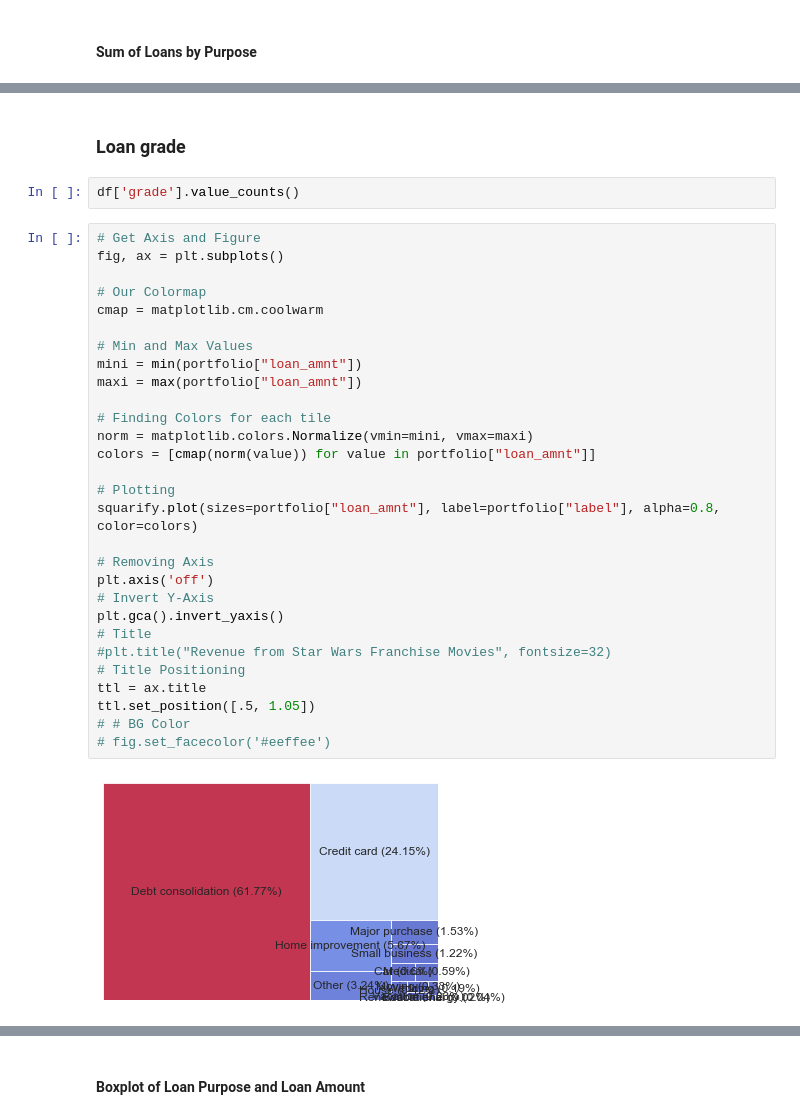
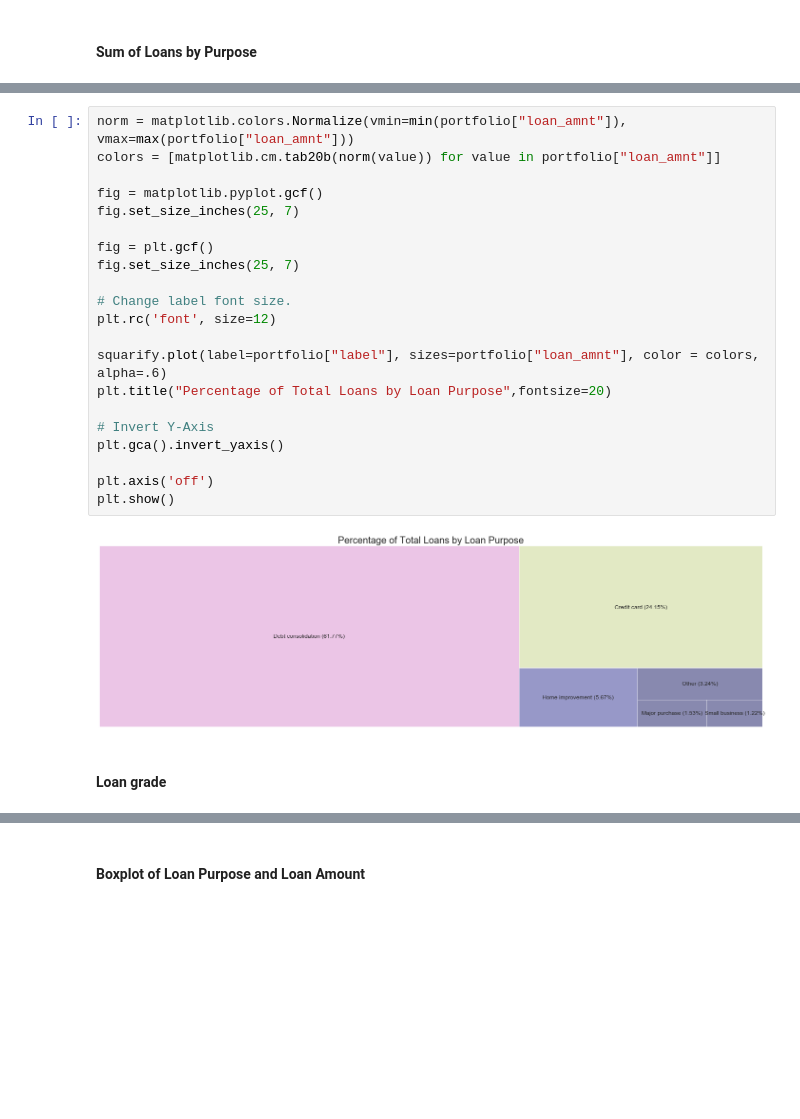
Before and after one commit to christinalchang/data-science-projects, a Jupyter notebook: LendingClubLoans/lending_club_loans.ipynb, the cells around one changed output, grey strips where cells are left out. Cells and saved outputs as stored; diff of their text form; blank space fills up the shorter version.

```diff
--- a/LendingClubLoans/lending_club_loans.ipynb
+++ b/LendingClubLoans/lending_club_loans.ipynb
@@ -139,35 +132,25 @@ portfolio.head()
+# %%
+norm = matplotlib.colors.Normalize(vmin=min(portfolio["loan_amnt"]), vmax=max(portfolio["loan_amnt"]))
+colors = [matplotlib.cm.tab20b(norm(value)) for value in portfolio["loan_amnt"]]
+
+fig = matplotlib.pyplot.gcf()
+fig.set_size_inches(25, 7)
+
+fig = plt.gcf()
+fig.set_size_inches(25, 7)
+
+# Change label font size.
+plt.rc('font', size=12)
+
+squarify.plot(label=portfolio["label"], sizes=portfolio["loan_amnt"], color = colors, alpha=.6)
+plt.title("Percentage of Total Loans by Loan Purpose",fontsize=20)
+
+# Invert Y-Axis
+plt.gca().invert_yaxis()
+
+plt.axis('off')
+plt.show()
+# %% [output]
+[figure, added]
 # %% [markdown]
-### Loan grade
+#### Loan grade
-# %%
-df['grade'].value_counts()
-# %%
-# Get Axis and Figure
-fig, ax = plt.subplots()
-
-# Our Colormap
-cmap = matplotlib.cm.coolwarm
-
-# Min and Max Values
-mini = min(portfolio["loan_amnt"])
-maxi = max(portfolio["loan_amnt"])
-
-# Finding Colors for each tile
-norm = matplotlib.colors.Normalize(vmin=mini, vmax=maxi)
-colors = [cmap(norm(value)) for value in portfolio["loan_amnt"]]
-
-# Plotting
-squarify.plot(sizes=portfolio["loan_amnt"], label=portfolio["label"], alpha=0.8, color=colors)
-
-# Removing Axis
-plt.axis('off')
-# Invert Y-Axis
-plt.gca().invert_yaxis()
-# Title
-#plt.title("Revenue from Star Wars Franchise Movies", fontsize=32)
-# Title Positioning
-ttl = ax.title
-ttl.set_position([.5, 1.05])
-# # BG Color
-# fig.set_facecolor('#eeffee')
-# %% [output]
-[figure, removed]
```
Also changed, not shown: parts of 5 cells of this notebook.
